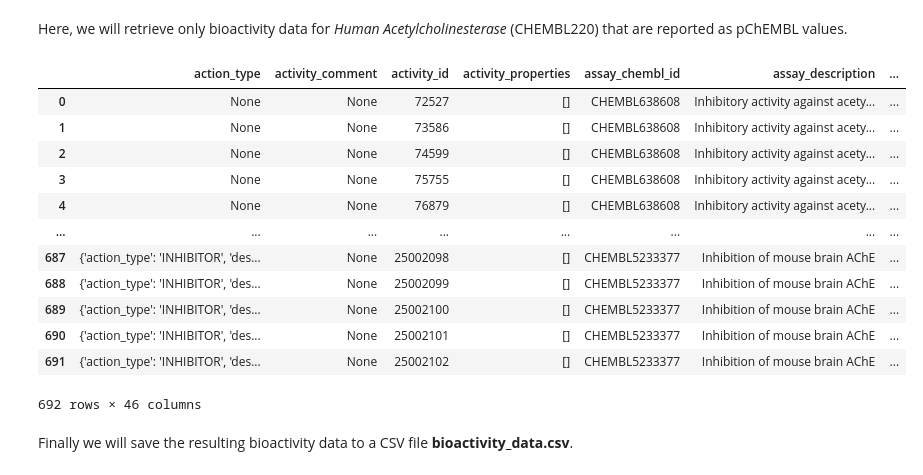
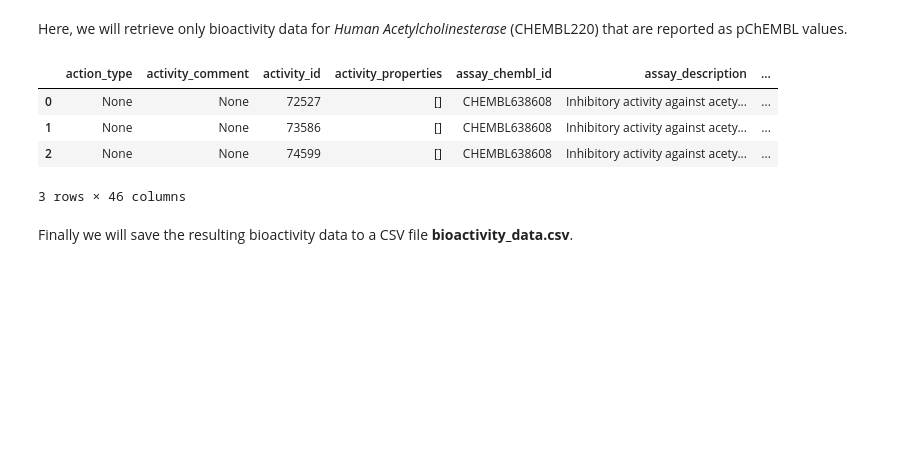
Before and after one commit to iraajgangavaram/iraajgangavaram, a Jupyter notebook: CDD_ML_Part_1_Acetylcholinesterase_Bioactivity_Data_Concised.ipynb, the cells around one changed output. Saved outputs shown, nothing was run; the diff lists cells and outputs as text; code cells hidden in the pictures; blank space fills up the shorter version.

```diff
--- a/CDD_ML_Part_1_Acetylcholinesterase_Bioactivity_Data_Concised.ipynb
+++ b/CDD_ML_Part_1_Acetylcholinesterase_Bioactivity_Data_Concised.ipynb
@@ -96,21 +96,13 @@ res = activity.filter(target_chembl_id=selected_target).filter(standard_type="IC
 # %%
 df = pd.DataFrame.from_dict(res)
 # %%
-df
+df.head(3)
 # %% [output]
 |  | action_type | activity_comment | activity_id | activity_properties | assay_chembl_id | assay_description | ... |
 | 0 | None | None | 72527 | [] | CHEMBL638608 | Inhibitory activity against acety... | ... |
 | 1 | None | None | 73586 | [] | CHEMBL638608 | Inhibitory activity against acety... | ... |
 | 2 | None | None | 74599 | [] | CHEMBL638608 | Inhibitory activity against acety... | ... |
-| 3 | None | None | 75755 | [] | CHEMBL638608 | Inhibitory activity against acety... | ... |
-| 4 | None | None | 76879 | [] | CHEMBL638608 | Inhibitory activity against acety... | ... |
-| ... | ... | ... | ... | ... | ... | ... | ... |
-| 687 | {'action_type': 'INHIBITOR', 'des... | None | 25002098 | [] | CHEMBL5233377 | Inhibition of mouse brain AChE | ... |
-| 688 | {'action_type': 'INHIBITOR', 'des... | None | 25002099 | [] | CHEMBL5233377 | Inhibition of mouse brain AChE | ... |
-| 689 | {'action_type': 'INHIBITOR', 'des... | None | 25002100 | [] | CHEMBL5233377 | Inhibition of mouse brain AChE | ... |
-| 690 | {'action_type': 'INHIBITOR', 'des... | None | 25002101 | [] | CHEMBL5233377 | Inhibition of mouse brain AChE | ... |
-| 691 | {'action_type': 'INHIBITOR', 'des... | None | 25002102 | [] | CHEMBL5233377 | Inhibition of mouse brain AChE | ... |
-692 rows × 46 columns
+3 rows × 46 columns
 # %% [markdown]
 Finally we will save the resulting bioactivity data to a CSV file **bioactivity_data.csv**.
 # %%
```
Also changed, not shown: parts of 7 cells of this notebook.
